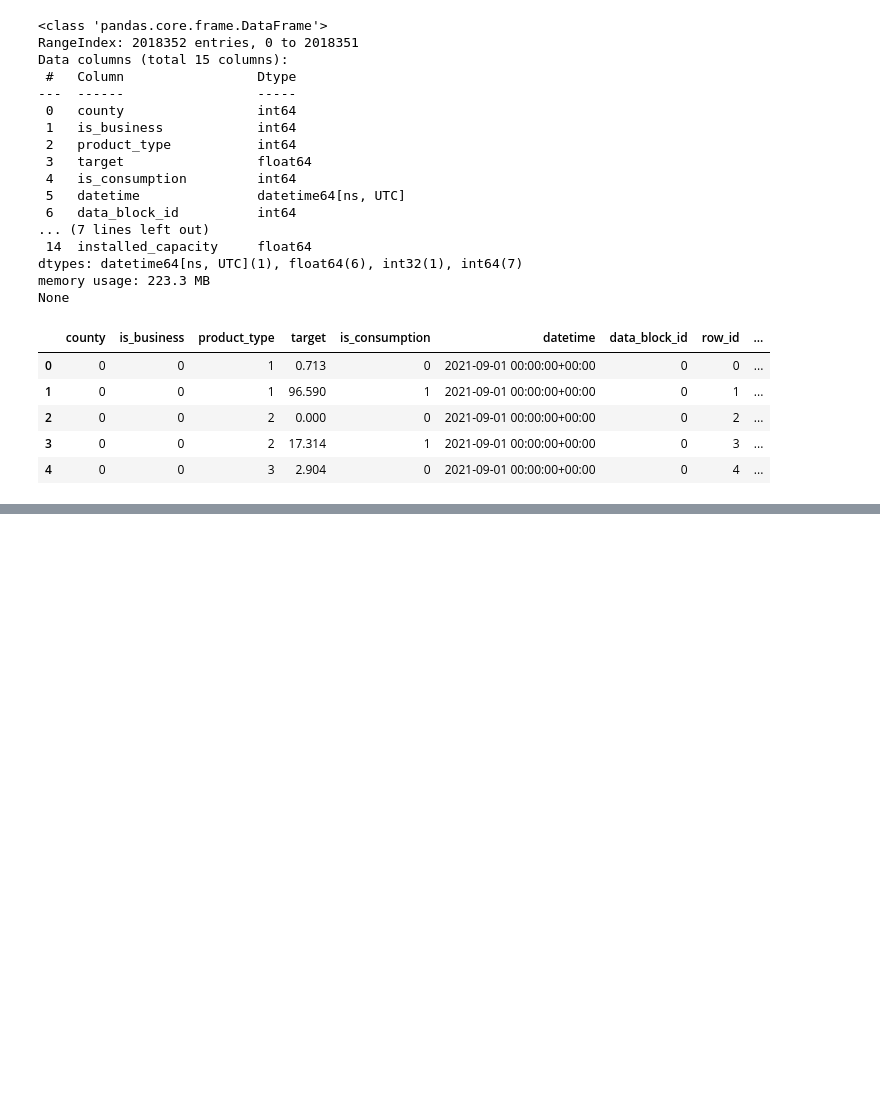
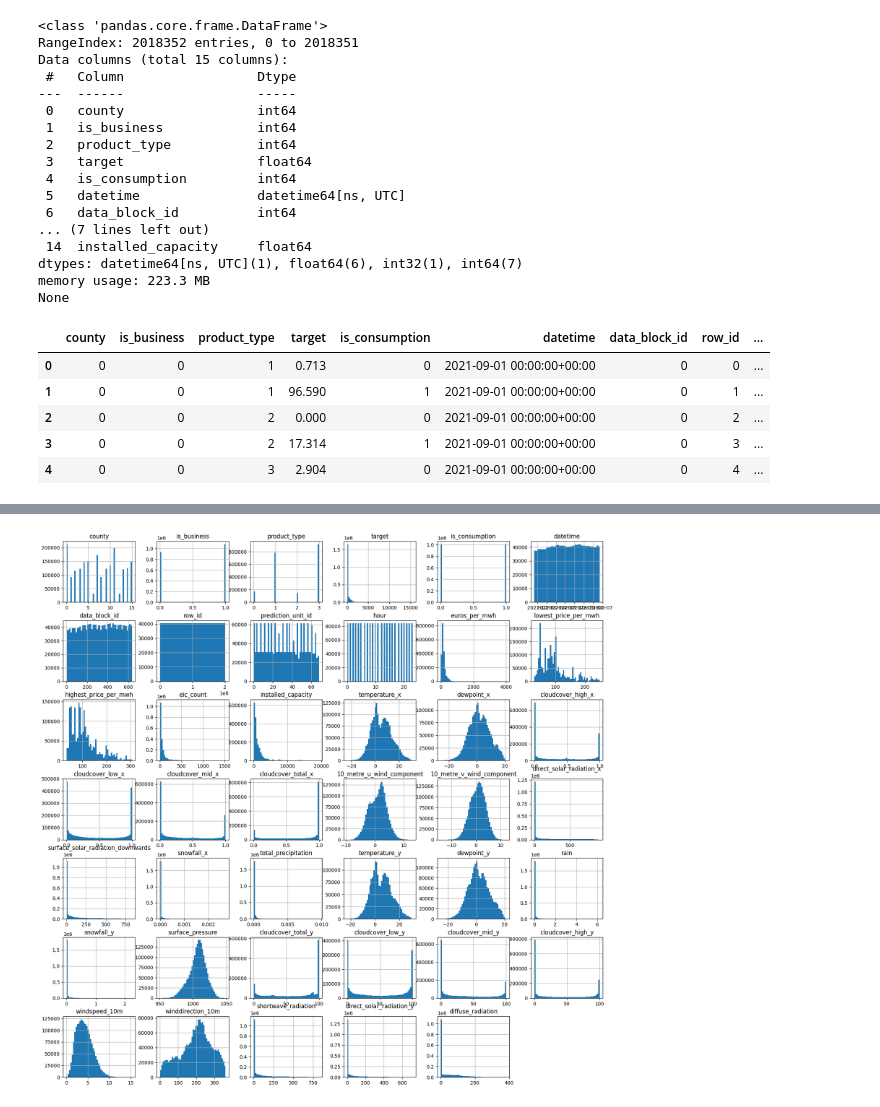
Before and after one commit to hymeng3/kaggle-enefit-prosumer-predict, a Jupyter notebook: notebook.ipynb, the cells around one changed output, grey strips where cells are left out. Cells and saved outputs as stored; diff of their text form; code cells hidden in the pictures; blank space fills up the shorter version.

```diff
--- a/notebook.ipynb
+++ b/notebook.ipynb
@@ -168,0 +166,5 @@ memory usage: 623.7 MB
+# %%
+dataset.hist(bins=50, figsize=(20,20))
+plt.show()
+# %% [output]
+[figure, added]
```
Also changed, not shown: parts of 7 cells of this notebook.
